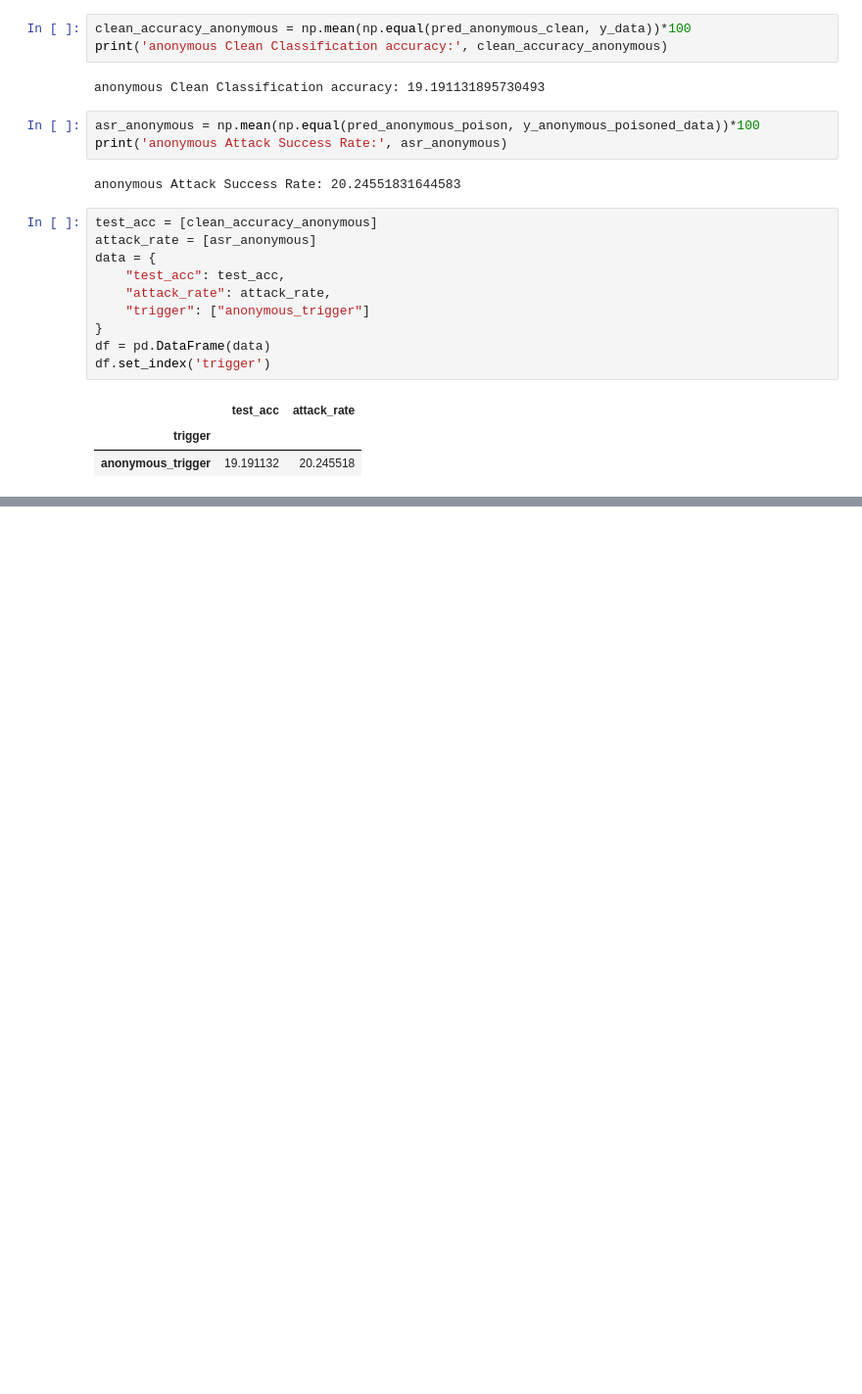
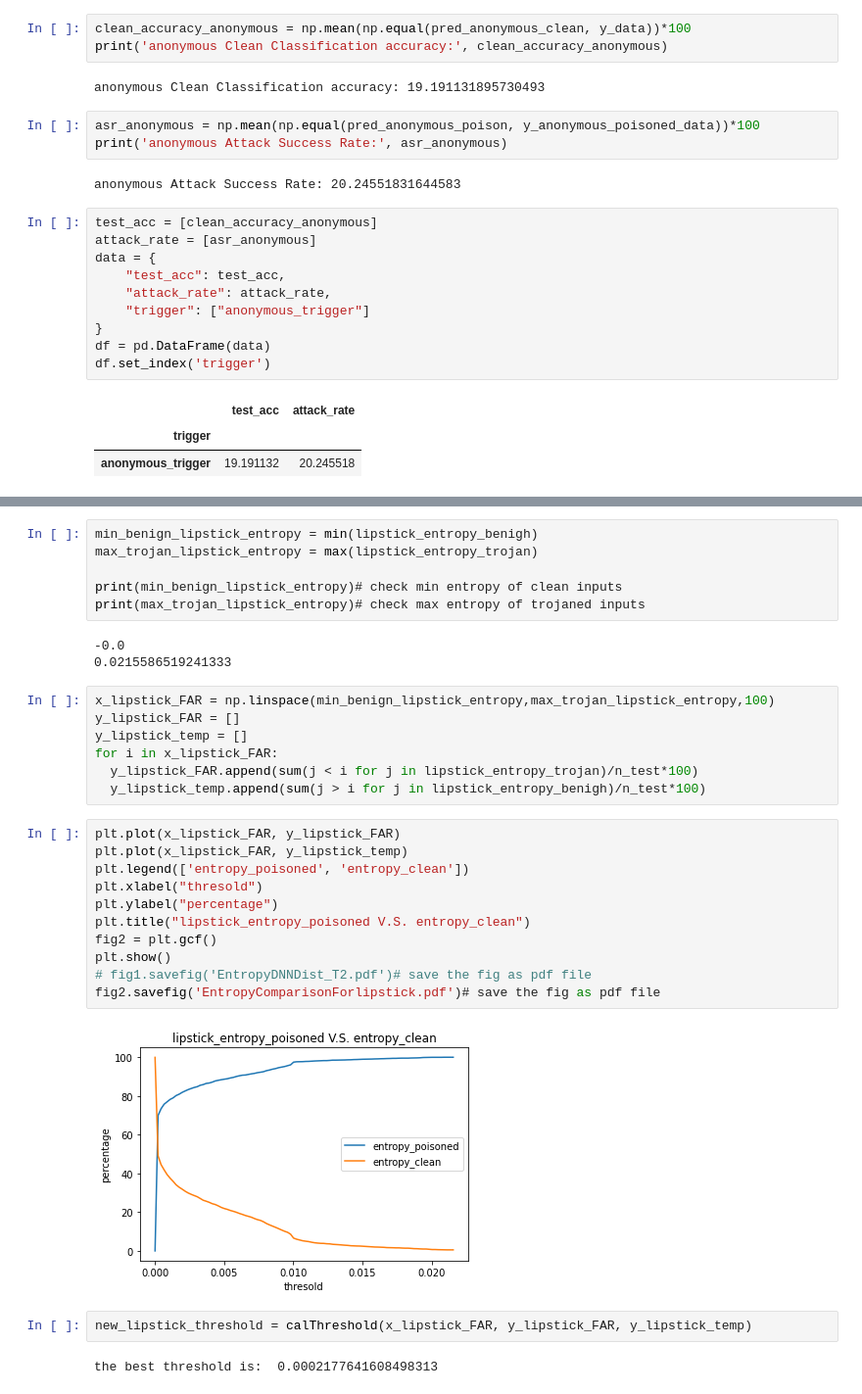
Before and after one commit to vbabushkin/ECE_GY_9163_Machine_Learning_for_Cyber_Security_Project, a Jupyter notebook: CODE/strip.ipynb, the cells around one changed output, grey strips where cells are left out. Shown at 98% size. Drawn from its saved outputs; the diff is of its cells as text; blank space fills up the shorter version.

```diff
--- a/CODE/strip.ipynb
+++ b/CODE/strip.ipynb
@@ -443,0 +606,33 @@ df.set_index('trigger')
+# %%
+min_benign_lipstick_entropy = min(lipstick_entropy_benigh)
+max_trojan_lipstick_entropy = max(lipstick_entropy_trojan)
+
+print(min_benign_lipstick_entropy)# check min entropy of clean inputs
+print(max_trojan_lipstick_entropy)# check max entropy of trojaned inputs
+# %% [output]
+-0.0
+0.0215586519241333
+# %%
+x_lipstick_FAR = np.linspace(min_benign_lipstick_entropy,max_trojan_lipstick_entropy,100)
+y_lipstick_FAR = []
+y_lipstick_temp = []
+for i in x_lipstick_FAR:
+  y_lipstick_FAR.append(sum(j < i for j in lipstick_entropy_trojan)/n_test*100)
+  y_lipstick_temp.append(sum(j > i for j in lipstick_entropy_benigh)/n_test*100)
+# %%
+plt.plot(x_lipstick_FAR, y_lipstick_FAR)
+plt.plot(x_lipstick_FAR, y_lipstick_temp)
+plt.legend(['entropy_poisoned', 'entropy_clean'])
+plt.xlabel("thresold")
+plt.ylabel("percentage")
+plt.title("lipstick_entropy_poisoned V.S. entropy_clean")
+fig2 = plt.gcf()
+plt.show()
+# fig1.savefig('EntropyDNNDist_T2.pdf')# save the fig as pdf file
+fig2.savefig('EntropyComparisonForlipstick.pdf')# save the fig as pdf file
+# %% [output]
+[figure, added]
+# %%
+new_lipstick_threshold = calThreshold(x_lipstick_FAR, y_lipstick_FAR, y_lipstick_temp)
+# %% [output]
+the best threshold is:  0.0002177641608498313
```
Also changed, not shown: parts of 54 cells of this notebook.
